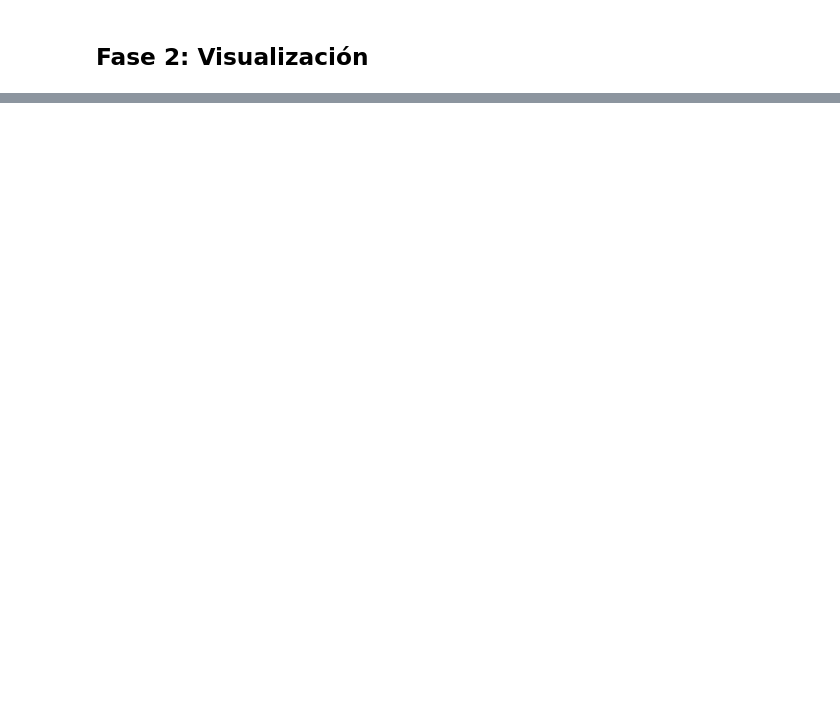
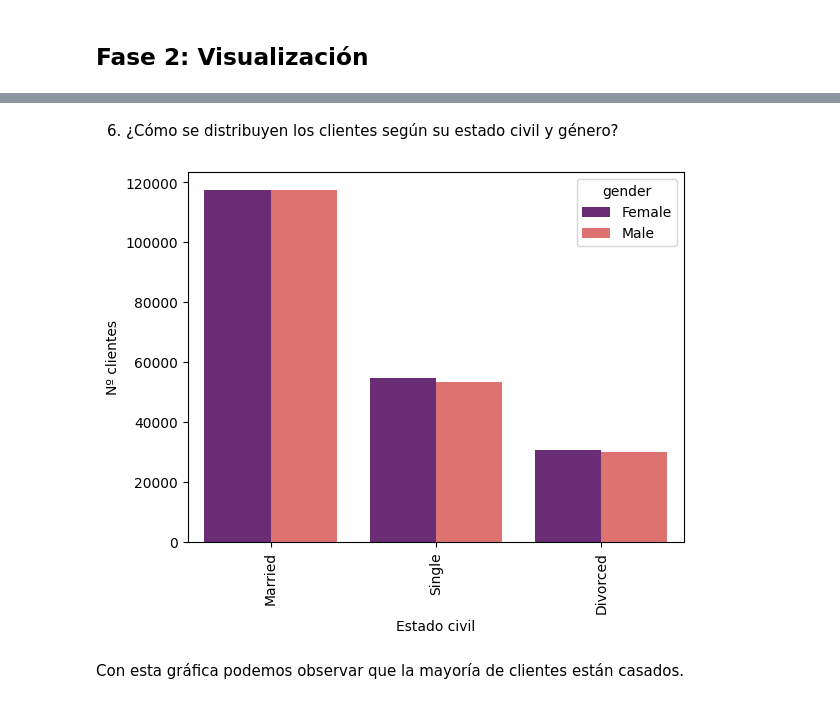
Before and after one commit to Adalab/bda-modulo-3-evaluacion-final-lopezleyre, a Jupyter notebook: leyre-evaluacion_modulo3.ipynb, the cells around one changed output, grey strips where cells are left out. Cells and saved outputs as stored; diff of their text form; code cells hidden in the pictures; blank space fills up the shorter version.

```diff
--- a/leyre-evaluacion_modulo3.ipynb
+++ b/leyre-evaluacion_modulo3.ipynb
@@ -363,0 +536,18 @@ df.head()
+# %% [markdown]
+6. ¿Cómo se distribuyen los clientes según su estado civil y género?
+# %%
+sns.countplot(x = "marital_status",
+              data = df,
+              palette = "magma",
+              hue = "gender")
+
+# Giro las etiquetas:
+plt.xticks(rotation = 90)
+
+# Título ejes:
+plt.xlabel("Estado civil")
+plt.ylabel("Nº clientes");
+# %% [output]
+[figure, added]
+# %% [markdown]
+Con esta gráfica podemos observar que la mayoría de clientes están casados.
```
Also changed, not shown: parts of 26 cells of this notebook.
